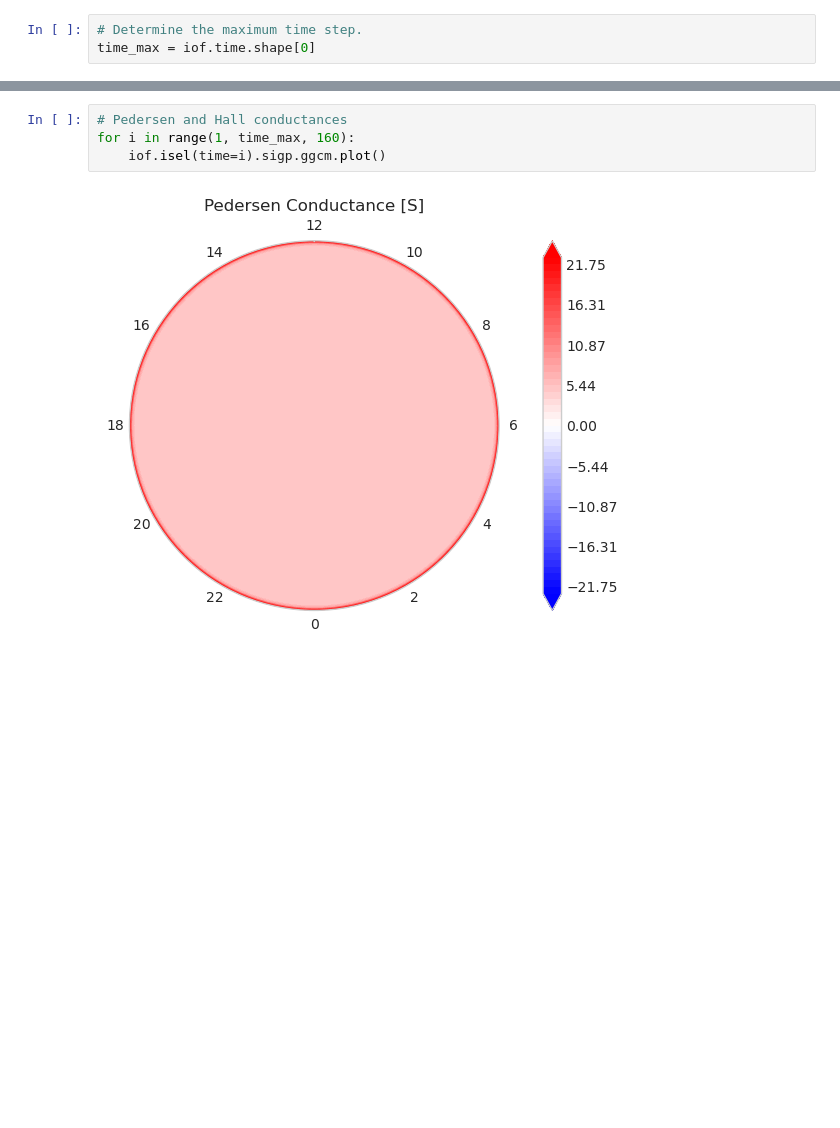
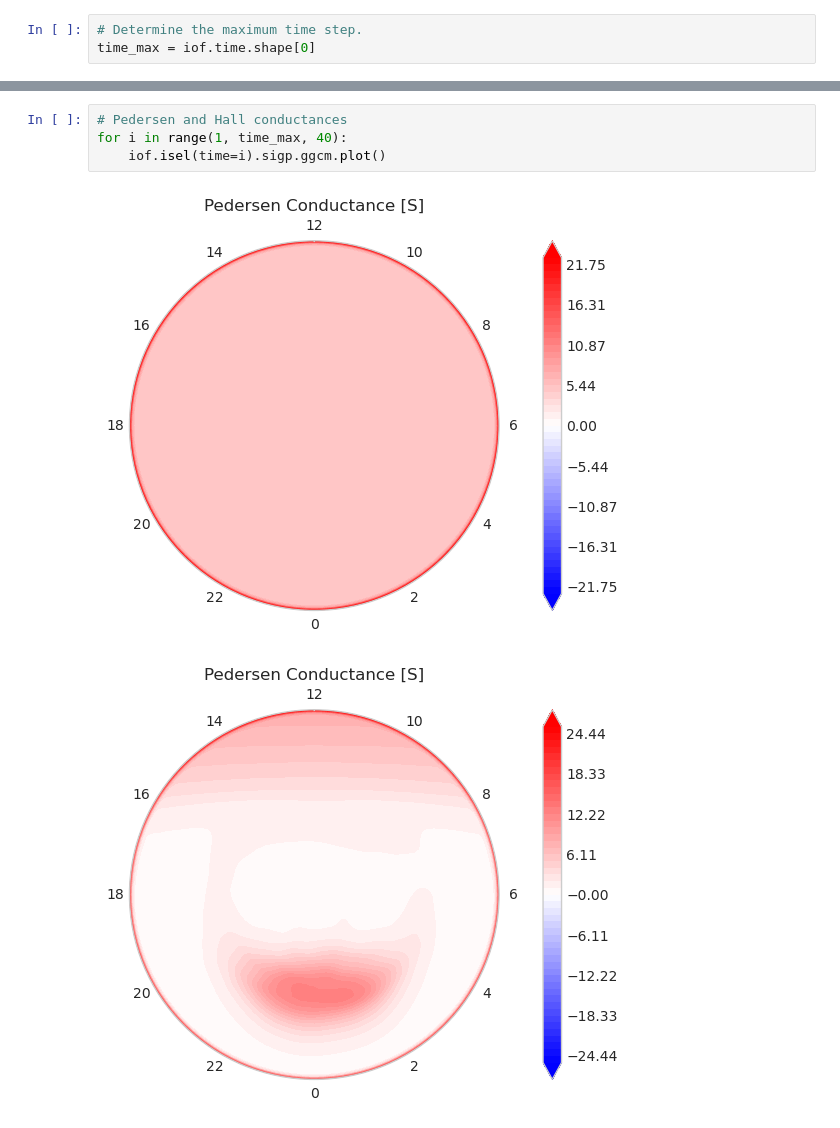
Before and after one commit to choongminum/storm199701, a Jupyter notebook: runs/251118_1330_c030_AZ/plots/geo_data_251118_1330_c030_AZ.ipynb, the cells around one changed output, grey strips where cells are left out. Saved outputs shown, nothing was run; the diff lists cells and outputs as text; blank space fills up the shorter version.

```diff
--- a/runs/251118_1330_c030_AZ/plots/geo_data_251118_1330_c030_AZ.ipynb
+++ b/runs/251118_1330_c030_AZ/plots/geo_data_251118_1330_c030_AZ.ipynb
@@ -261,6 +261,7 @@ py_0.pp.sel(x=slice(-50.0, 100.0), z=slice(-50.0, 50.0)).isel(
 # %%
 # Pedersen and Hall conductances
-for i in range(1, time_max, 160):
+for i in range(1, time_max, 40):
     iof.isel(time=i).sigp.ggcm.plot()
 # %% [output]
 [figure]
+[figure, added]
```
Also changed, not shown: parts of 7 cells of this notebook, 5 other files.
